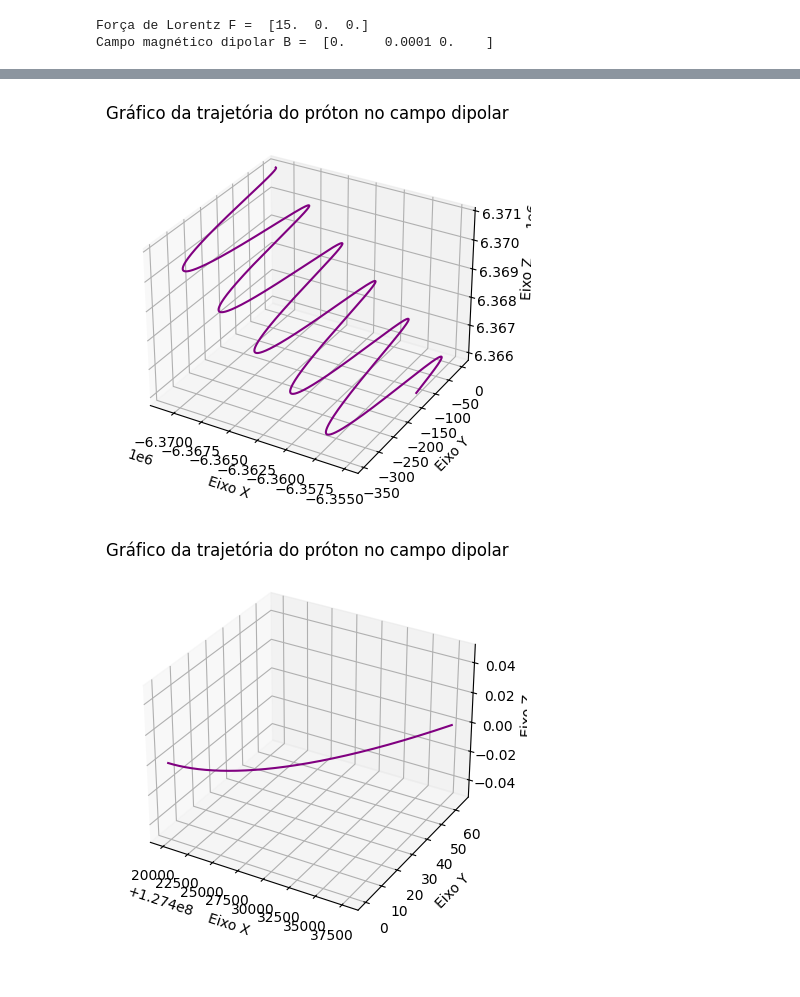
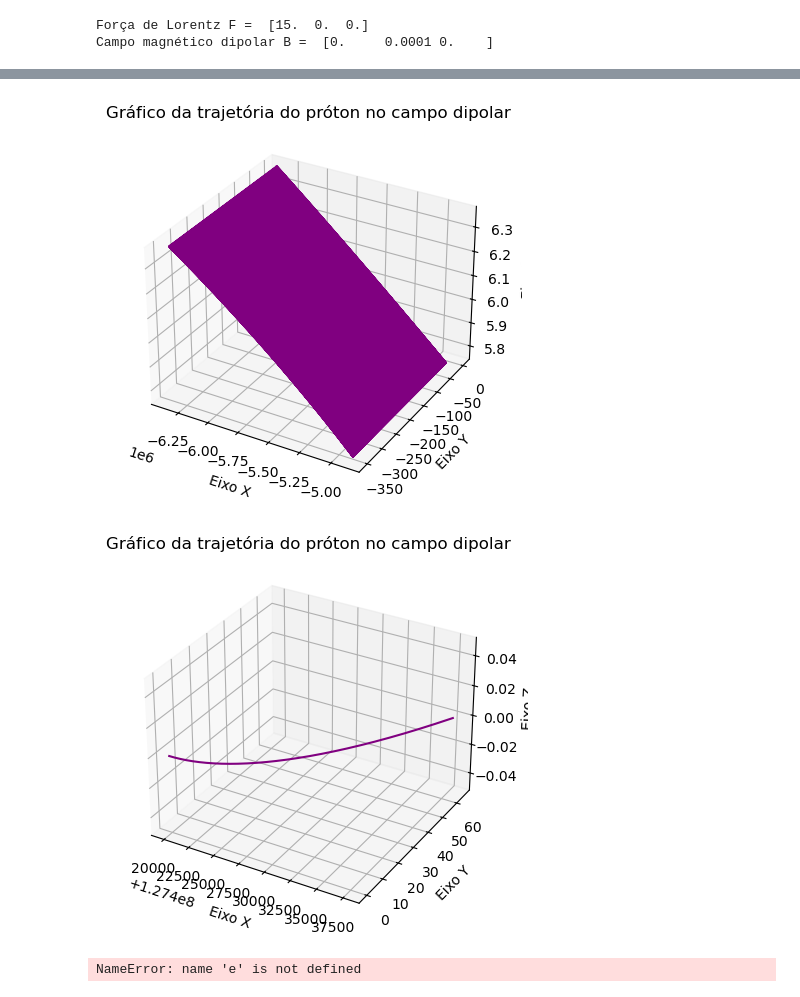
Before and after one commit to raissabaastos/Cosmic-Rays, a Jupyter notebook: CRs.ipynb, the cells around one changed output, grey strips where cells are left out. Cells and saved outputs as stored; diff of their text form; code cells hidden in the pictures.

```diff
--- a/CRs.ipynb
+++ b/CRs.ipynb
@@ -218,70 +428,46 @@ def plot_trajectory(df, name):
 # %%
-#Rodando para o Fe com campo dipolar
-q=26*e
-m=56*u
-r0=[1.0,1.0,1.0]
-v0=[900000,0,0] # m/s
-B0=[0.0,1E-4,0.0]
-df_ferro_dip = main_dipolar(q, m, r0, v0, B0)
-#print(df_ferro)
-#plot_trajectory(df_ferro_dip, 'trajetória do Ferro no campo dipolar')
-
+#rodando para o próton com campo dipolar
 
 r_terra=6371E3 # raio da Terra em metros
 
-#Rodando para o próton
+# dist. 1
+s=30000000
 q=1*e
 m=mp
 r0=[-r_terra,0.0,r_terra]
 v0=[900000,0,0] # m/s
 B0=[0.0,1E-4,0.0]
-df_proton = main_dipolar(q, m, r0, v0, B0)
+df_proton = main_dipolar(q, m, r0, v0, B0, s)
 #print(df_proton)
 plot_trajectory(df_proton, 'trajetória do próton no campo dipolar')
 
-#Rodando para o próton
+#  dist. 2
+s=300000
 q=1*e
 m=mp
 r0=[20*r_terra,0.0,0.0]
 v0=[900000,0,0] # m/s
 B0=[0.0,1E-4,0.0]
-df_proton = main_dipolar(q, m, r0, v0, B0)
+df_proton = main_dipolar(q, m, r0, v0, B0, s)
 #print(df_proton)
 plot_trajectory(df_proton, 'trajetória do próton no campo dipolar')
-
-
-#Rodando para o Fe com campo dipolar
-q=26*e
-m=56*u
-r0=[-r_terra,0.0,r_terra]
-v0=[900000,0,0] # m/s
-B0=[0.0,1E-4,0.0]
-df_ferro_dip = main_dipolar(q, m, r0, v0, B0)
-#print(df_ferro)
-#plot_trajectory(df_ferro_dip, 'trajetória do Ferro no campo dipolar')
-
-
-#Rodando para o Fe com campo dipolar
-q=26*e
-m=56*u
-r0=[2*r_terra,0.0,0.0]
-v0=[900000,0,0] # m/s
-B0=[0.0,1E-4,0.0]
-df_ferro_dip = main_dipolar(q, m, r0, v0, B0)
-#print(df_ferro)
-#plot_trajectory(df_ferro_dip, 'trajetória do Ferro no campo dipolar')
-
-
-# rodando para o C com campo dipolar
-q=6*e
-m=12*u
-r0=[1.0,1.0,1.0]
-v0=[0.7*c,0.1*c,0.1*c]
-B0=[0.0,1E-4,0.0]
-df_carbono_dip = main_dipolar(q, m, r0, v0, B0)
-#print(df_carbono)
-#plot_trajectory(df_carbono_dip, 'trajetória do Carbono')
 # %% [output]
-[figure, old version]
+[figure, new version]
-[figure, old version]
+[figure, new version]
+# %%
+
+r_terra=6371E3 # raio da Terra em metros
+
+# dist. 1
+s=30000000
+q=1*e
+m=mp
+r0=[r_terra,0.0,-r_terra]
+v0=[900000,0,0] # m/s
+B0=[0.0,1E-4,0.0]
+df_proton = main_dipolar(q, m, r0, v0, B0, s)
+#print(df_proton)
+plot_trajectory(df_proton, 'trajetória do próton no campo dipolar')
+# %% [output]
+NameError: name 'e' is not defined
 # %%
```
Also changed, not shown: parts of 4 cells of this notebook, 2 other files.
